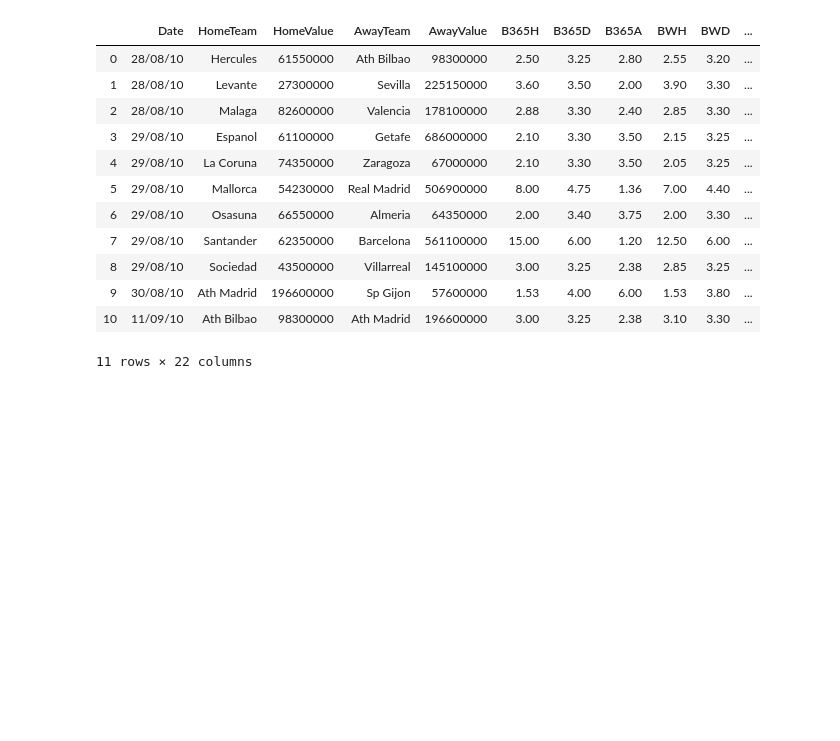
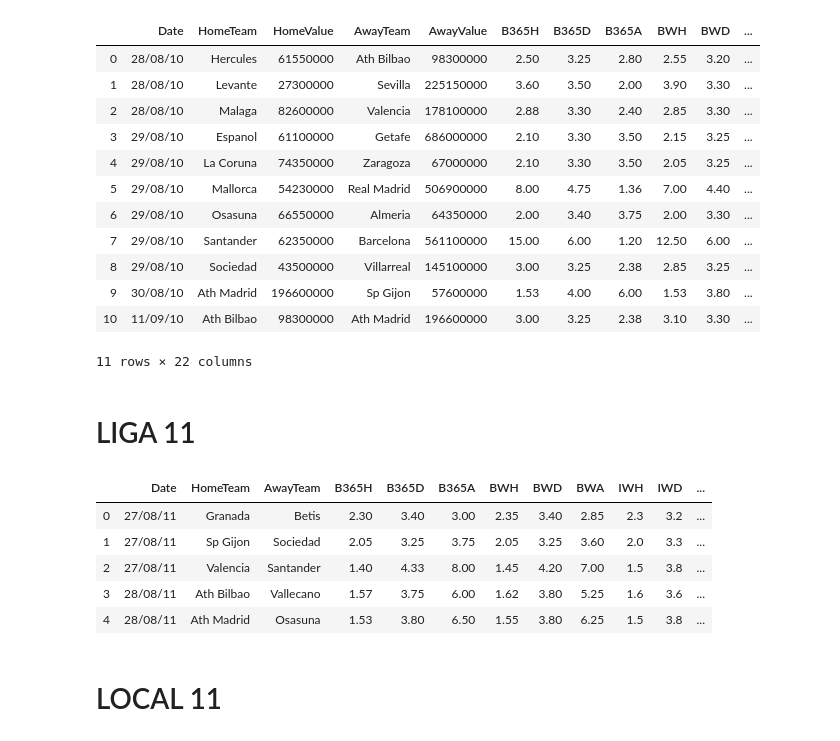
Before and after one commit to Jjespper/football_bets, a Jupyter notebook: Untitled1.ipynb, the cells around one changed output. Saved outputs shown, nothing was run; the diff lists cells and outputs as text; code cells hidden in the pictures; blank space fills up the shorter version.

```diff
--- a/Untitled1.ipynb
+++ b/Untitled1.ipynb
@@ -18,3 +18,3 @@ liga12 = pd.read_csv('data-12/SP1.csv', engine="python")
 # %%
-liga11 = pd.read_csv('data-11/SP1.csv', engine="python")
+liga11 = pd.read_csv('./data_football/data-11/SP1.csv', engine="python")
 # %%
@@ -915,3 +912,16 @@ liga10_n.head(11)
 | 9 | 30/08/10 | Ath Madrid | 196600000 | Sp Gijon | 57600000 | 1.53 | 4.00 | 6.00 | 1.53 | 3.80 | ... |
 | 10 | 11/09/10 | Ath Bilbao | 98300000 | Ath Madrid | 196600000 | 3.00 | 3.25 | 2.38 | 3.10 | 3.30 | ... |
 11 rows × 22 columns
+# %% [markdown]
+# LIGA 11
+# %%
+liga11_n.head()
+# %% [output]
+|  | Date | HomeTeam | AwayTeam | B365H | B365D | B365A | BWH | BWD | BWA | IWH | IWD | ... |
+| 0 | 27/08/11 | Granada | Betis | 2.30 | 3.40 | 3.00 | 2.35 | 3.40 | 2.85 | 2.3 | 3.2 | ... |
+| 1 | 27/08/11 | Sp Gijon | Sociedad | 2.05 | 3.25 | 3.75 | 2.05 | 3.25 | 3.60 | 2.0 | 3.3 | ... |
+| 2 | 27/08/11 | Valencia | Santander | 1.40 | 4.33 | 8.00 | 1.45 | 4.20 | 7.00 | 1.5 | 3.8 | ... |
+| 3 | 28/08/11 | Ath Bilbao | Vallecano | 1.57 | 3.75 | 6.00 | 1.62 | 3.80 | 5.25 | 1.6 | 3.6 | ... |
+| 4 | 28/08/11 | Ath Madrid | Osasuna | 1.53 | 3.80 | 6.50 | 1.55 | 3.80 | 6.25 | 1.5 | 3.8 | ... |
+# %% [markdown]
+# LOCAL 11
```
Also changed, not shown: parts of 23 cells of this notebook.
